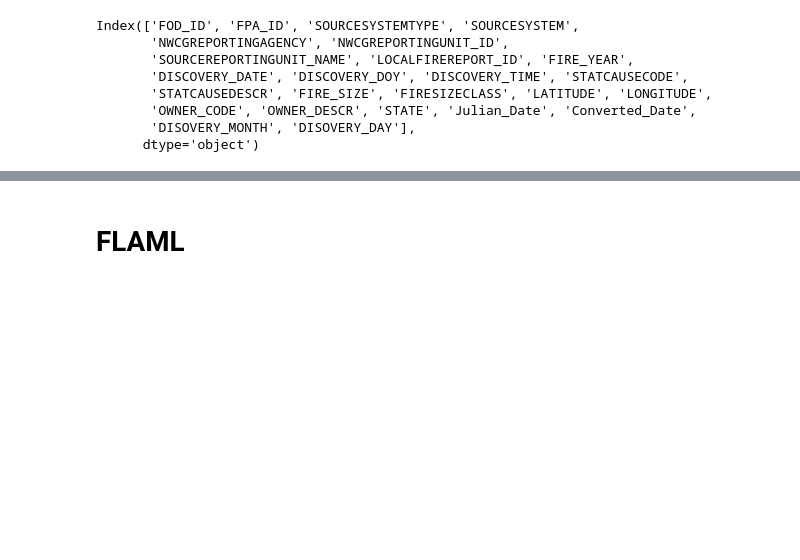
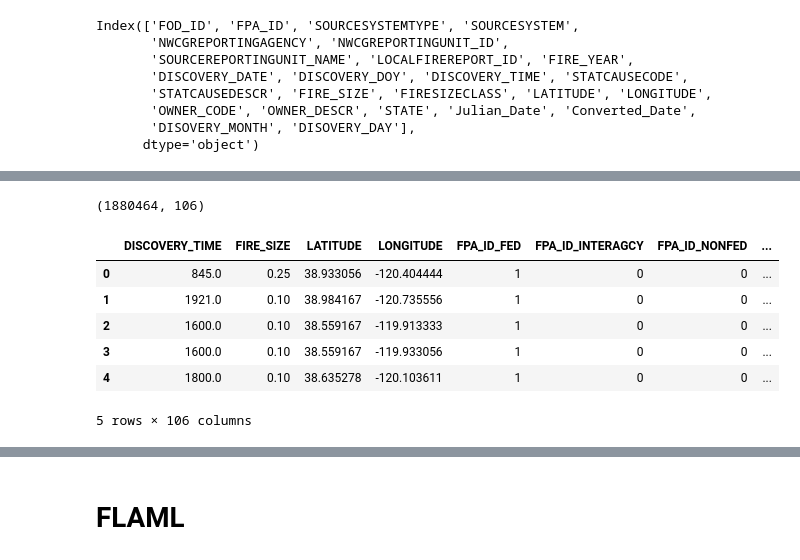
Before and after one commit to dianehkim/Forest-Fires-Time-Series-Forecast, a Jupyter notebook: DS440_model.ipynb, the cells around one changed output, grey strips where cells are left out. Cells and saved outputs as stored; diff of their text form; code cells hidden in the pictures; blank space fills up the shorter version.

```diff
--- a/DS440_model.ipynb
+++ b/DS440_model.ipynb
@@ -317,0 +564,4 @@ Index(['FOD_ID', 'FPA_ID', 'SOURCESYSTEMTYPE', 'SOURCESYSTEM',
+# %%
+drop_columns = ['FOD_ID', 'SOURCESYSTEMTYPE', 'NWCGREPORTINGAGENCY', 'NWCGREPORTINGUNIT_ID', 'SOURCEREPORTINGUNIT_NAME', 'LOCALFIREREPORT_ID',
+'STATCAUSECODE', 'OWNER_CODE', 'DISCOVERY_DATE', 'DISCOVERY_DOY', 'Julian_Date']
+data = data.drop(columns= drop_columns)
@@ -317,0 +582,2 @@ Index(['FOD_ID', 'FPA_ID', 'SOURCESYSTEMTYPE', 'SOURCESYSTEM',
+# %%
+data = data.drop(columns= ["Converted_Date"])
@@ -317,0 +586,2 @@ Index(['FOD_ID', 'FPA_ID', 'SOURCESYSTEMTYPE', 'SOURCESYSTEM',
+# %%
+data_no_date = data.drop(columns=["DISOVERY_MONTH", "DISOVERY_DAY", "FIRE_YEAR"])
@@ -317,0 +602,2 @@ Index(['FOD_ID', 'FPA_ID', 'SOURCESYSTEMTYPE', 'SOURCESYSTEM',
+# %%
+dummy_data = pd.get_dummies(data_no_date)
@@ -317,0 +614,14 @@ Index(['FOD_ID', 'FPA_ID', 'SOURCESYSTEMTYPE', 'SOURCESYSTEM',
+# %%
+dummy_data.shape
+# %% [output]
+(1880464, 106)
+# %%
+dummy_data.head()
+# %% [output]
+|  | DISCOVERY_TIME | FIRE_SIZE | LATITUDE | LONGITUDE | FPA_ID_FED | FPA_ID_INTERAGCY | FPA_ID_NONFED | ... |
+| 0 | 845.0 | 0.25 | 38.933056 | -120.404444 | 1 | 0 | 0 | ... |
+| 1 | 1921.0 | 0.10 | 38.984167 | -120.735556 | 1 | 0 | 0 | ... |
+| 2 | 1600.0 | 0.10 | 38.559167 | -119.913333 | 1 | 0 | 0 | ... |
+| 3 | 1600.0 | 0.10 | 38.559167 | -119.933056 | 1 | 0 | 0 | ... |
+| 4 | 1800.0 | 0.10 | 38.635278 | -120.103611 | 1 | 0 | 0 | ... |
+5 rows × 106 columns
```
Also changed, not shown: parts of 45 cells of this notebook.
